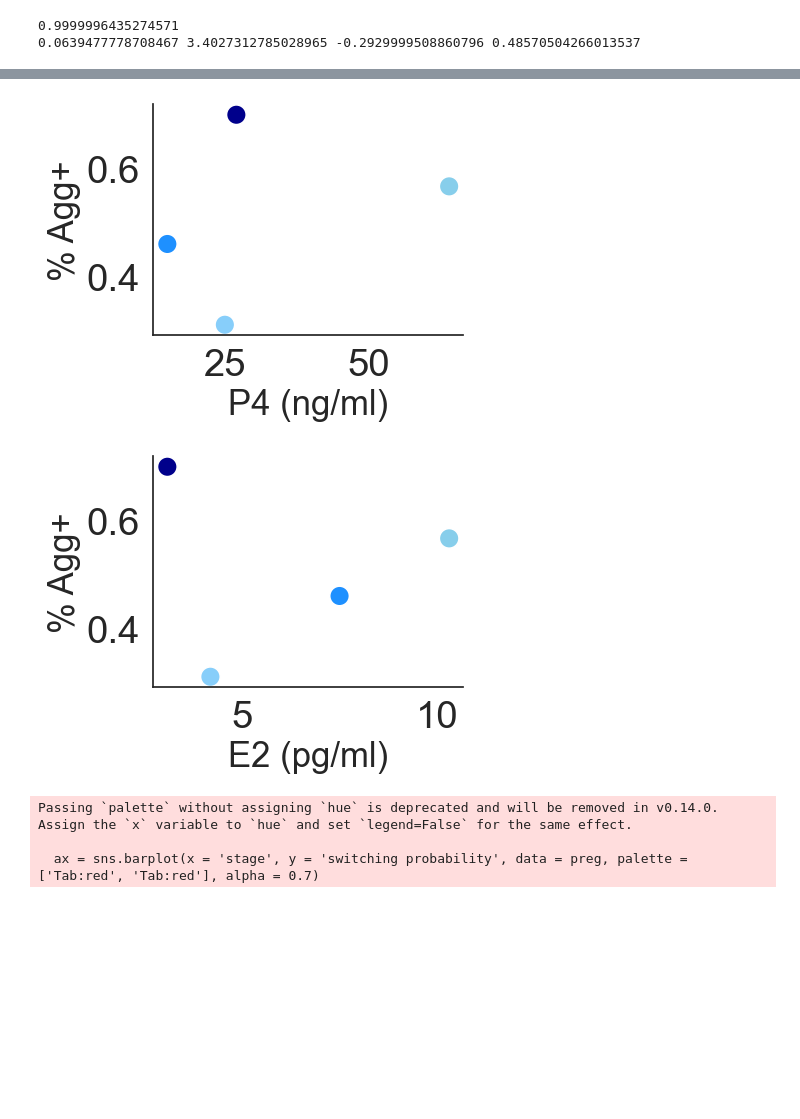
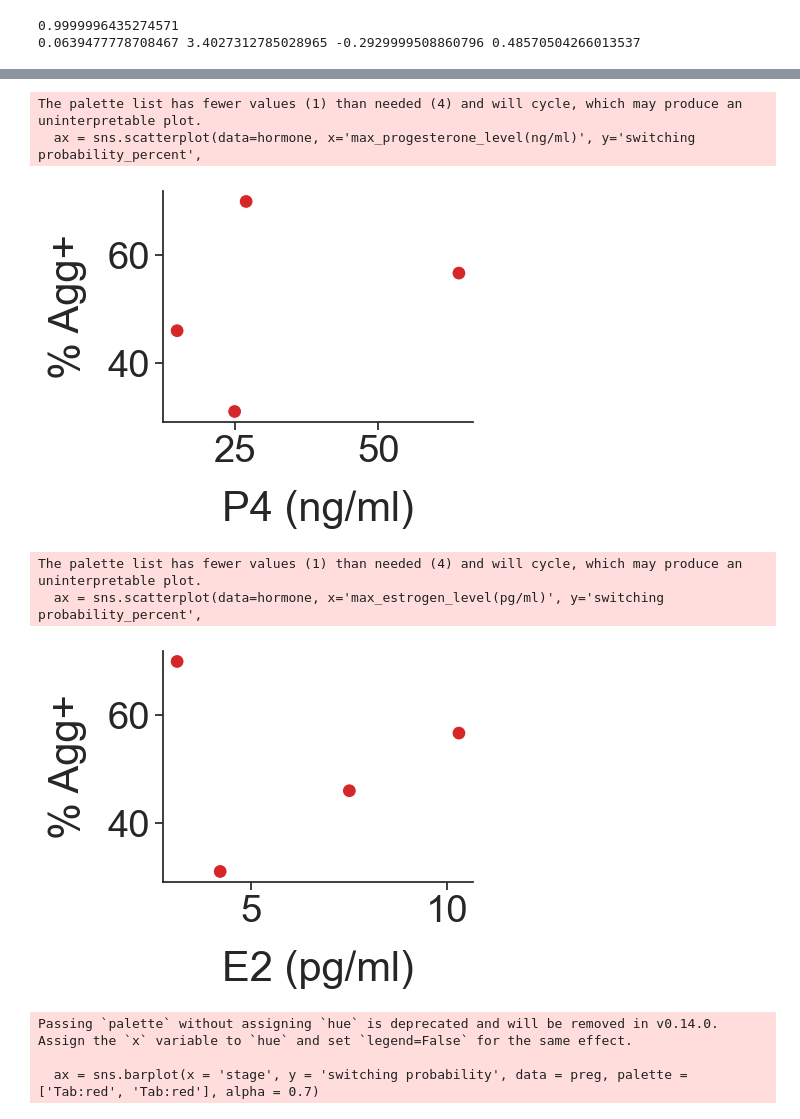
Before and after one commit to FrancisCrickInstitute/negative_parental_switch, a Jupyter notebook: NPS_behaviour_analysis/NPW_behaviour_analysis.ipynb, the cells around one changed output, grey strips where cells are left out. Drawn from its saved outputs; the diff is of its cells as text; code cells hidden in the pictures; blank space fills up the shorter version.

```diff
--- a/NPS_behaviour_analysis/NPW_behaviour_analysis.ipynb
+++ b/NPS_behaviour_analysis/NPW_behaviour_analysis.ipynb
@@ -1081,30 +1069,36 @@ hormone
 | 2 | P | NaN | 5.0 | 10.3 | 64 | ... |
 | 3 | E | NaN | 5.0 | 4.2 | 25 | ... |
 # %%
-sns.set(font_scale=2.5, style = 'white')
+hormone['switching probability_percent'] = hormone['switching probability']*100
+sns.set(font_scale=2.5, style = 'ticks')
 plt.subplots(figsize = (4,3))
-ax = sns.scatterplot(data=hormone, x='max_progesterone_level(ng/ml)', y='switching probability',
-                hue = 'stage', s = 200,palette = ['darkblue', 'dodgerblue', 'skyblue', 'lightskyblue'])
-ax.set_ylabel('% Agg+',fontsize = 25)
-ax.set_xlabel('P4 (ng/ml)',fontsize = 25)
+ax = sns.scatterplot(data=hormone, x='max_progesterone_level(ng/ml)', y='switching probability_percent',
+                hue = 'stage', s = 100,palette = ['Tab:red'])
+ax.set_ylabel('% Agg+',fontsize = 30, labelpad=15)
+ax.set_xlabel('P4 (ng/ml)',fontsize = 30, labelpad=15)
+
 # turn legend off
 ax.legend_.remove()
 sns.despine()
 plt.savefig('/Volumes/lab-kohlj/home/shared/projects/NegativeParentalSwitch/figures/Supp_Fig_4/linked_figure_S4/P4_corr.pdf', dpi = 300,bbox_inches='tight',transparent=True)
 # %% [output]
+The palette list has fewer values (1) than needed (4) and will cycle, which may produce an uninterpretable plot.
+  ax = sns.scatterplot(data=hormone, x='max_progesterone_level(ng/ml)', y='switching probability_percent',
-[figure, old version]
+[figure, new version]
 # %%
 plt.subplots(figsize = (4,3))
-ax = sns.scatterplot(data=hormone, x='max_estrogen_level(pg/ml)', y='switching probability',
-                hue = 'stage', s = 200,palette = ['darkblue', 'dodgerblue', 'skyblue', 'lightskyblue'])
-ax.set_ylabel('% Agg+',fontsize = 25)
-ax.set_xlabel('E2 (pg/ml)',fontsize = 25)
+ax = sns.scatterplot(data=hormone, x='max_estrogen_level(pg/ml)', y='switching probability_percent',
+                hue = 'stage', s = 100,palette = ['Tab:red'])
+ax.set_ylabel('% Agg+',fontsize = 30, labelpad=15)
+ax.set_xlabel('E2 (pg/ml)',fontsize = 30, labelpad=15)
 
 ax.legend_.remove()
 sns.despine()
 plt.savefig('/Volumes/lab-kohlj/home/shared/projects/NegativeParentalSwitch/figures/Supp_Fig_4/linked_figure_S4/E2_corr.pdf', dpi = 300,bbox_inches='tight', transparent=True)
 # %% [output]
+The palette list has fewer values (1) than needed (4) and will cycle, which may produce an uninterpretable plot.
+  ax = sns.scatterplot(data=hormone, x='max_estrogen_level(pg/ml)', y='switching probability_percent',
-[figure, old version]
+[figure, new version]
 # %%
 plt.subplots(figsize = (1.7,3.5))
 
```
Also changed, not shown: parts of 31 cells of this notebook, 22 other files.
